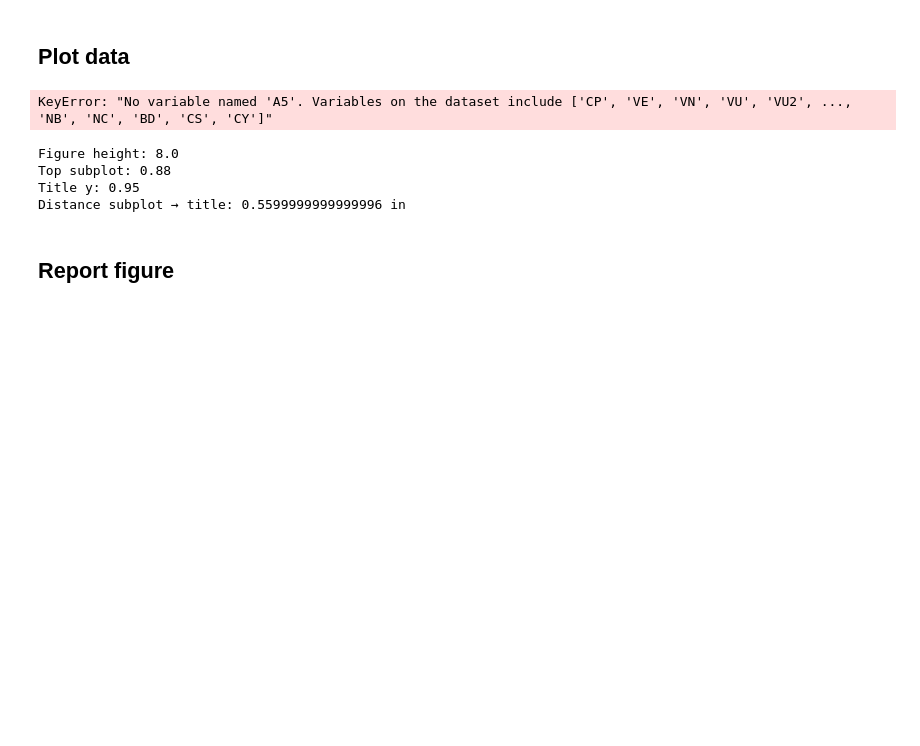
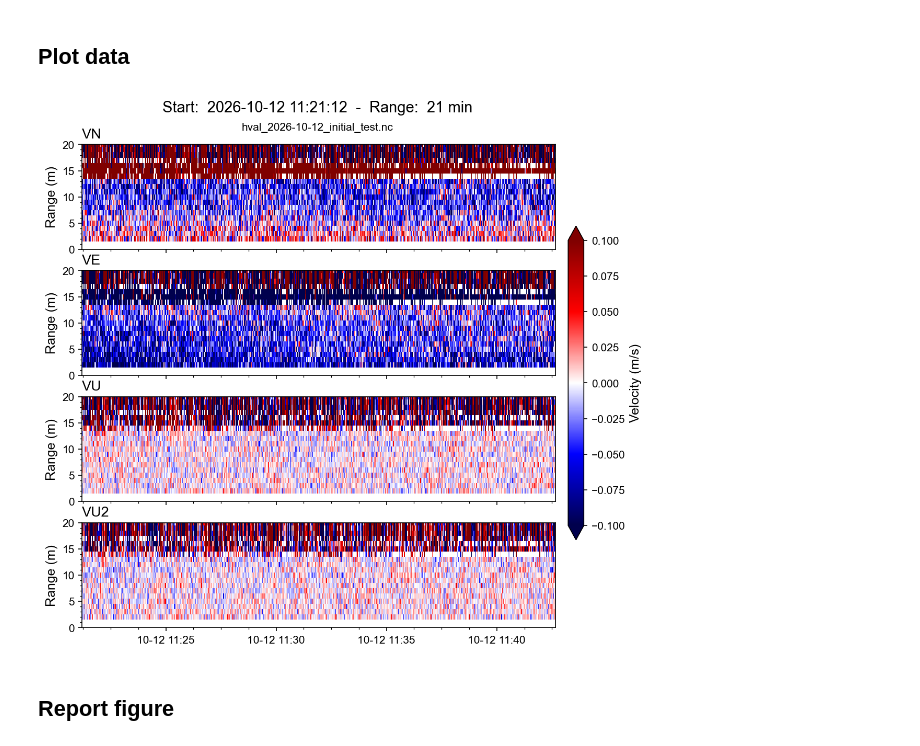
Before and after one commit to hverholt/adcp-py-toolbox, a Jupyter notebook: plot_test.ipynb, the cells around one changed output. Saved outputs shown, nothing was run; the diff lists cells and outputs as text; code cells hidden in the pictures; blank space fills up the shorter version.

```diff
--- a/plot_test.ipynb
+++ b/plot_test.ipynb
@@ -46,68 +46,74 @@ import datetime as dt
 from source import plot
 reload(plot)
 
-xlim = [dt.timedelta(days=-15, hours=-24), dt.timedelta(days=-15, hours=-1)]
+#days = -15
+
+#xlim = [dt.timedelta(days=days, hours=-8), dt.timedelta(days=days, hours=8)]
 
 fig = plot.plot_data(
     ds_disk,
-    plot_type=1,
+    plot_type=0,
     corr_threshold=40,
-    clim=0.8,
-    xlim=xlim,
-    ylim=(0,30),
+    clim=0.1,
+#    xlim=xlim,
+    ylim=(0,20),
+    #xpixavg=3,
     y_mode='range',
-    datefmt='%H:%M',
+    datefmt='%m-%d %H:%M',
+    cmap='seismic'
 )
 
-# First/last timestamps
-time0 = pd.to_datetime(ds_disk['TIME'].values[0])
-time1 = pd.to_datetime(ds_disk['TIME'].values[-1])
+# Plot time range
+ax = fig.axes[0]
+x0, x1 = ax.get_xlim()
+time0 = pd.to_datetime(plt.matplotlib.dates.num2date(x0)).tz_localize(None)
+time1 = pd.to_datetime(plt.matplotlib.dates.num2date(x1)).tz_localize(None)
 
 # Duration
 duration = time1 - time0
 total_minutes = int(duration.total_seconds() // 60)
 
 days, rem = divmod(total_minutes, 24 * 60)
 hours, minutes = divmod(rem, 60)
 
 if days > 0:
     duration_str = f'{days}d {hours}h {minutes}min'
 elif hours > 0:
     duration_str = f'{hours}h {minutes}min'
 else:
     duration_str = f'{minutes} min'
 
 # Main title
 date_str = time0.strftime('%Y-%m-%d %H:%M:%S')
-title = f'{date_str}  -  {duration_str}'
+title = f'Start:  {date_str}  -  Range:  {duration_str}'
 
 # Filename
 filename = ifile.rpartition('/')[-1]
-filename_wo_ext = ifile.rpartition('/')[-1].split('.')[0]
+filename_wo_ext = filename.split('.')[0]
 
 # Titles
-title_height = 0.95
-fig.suptitle(title, fontsize=15, y=title_height)
-fig.text(0.5, title_height-0.035, filename, ha='center', va='top', fontsize=10)
+title_offset = 0.56
+filename_offset = 0.28
+
+fig_height = fig.get_size_inches()[1]
+subplot_top = max(ax.get_position().y1 for ax in fig.axes)
+
+ytitle = subplot_top + title_offset / fig_height
+yfilename = ytitle - filename_offset / fig_height
+
+fig.suptitle(title, fontsize=14, y=ytitle)
+fig.text(
+    0.5,
+    yfilename,
+    filename,
+    ha='center',
+    va='top',
+    fontsize=10,
+)
 
 display(fig)
 # %% [output]
-KeyError: "No variable named 'A5'. Variables on the dataset include ['CP', 'VE', 'VN', 'VU', 'VU2', ..., 'NB', 'NC', 'BD', 'CS', 'CY']"
+[figure, added]
-# %%
-fig_width, fig_height = fig.get_size_inches()
-
-# Top edge of all subplots in figure coordinates
-subplot_top = max(ax.get_position().y1 for ax in fig.axes)
-
-print('Figure height:', fig_height)
-print('Top subplot:', subplot_top)
-print('Title y:', title_height)
-print('Distance subplot → title:', (title_height - subplot_top) * fig_height, 'in')
-# %% [output]
-Figure height: 8.0
-Top subplot: 0.88
-Title y: 0.95
-Distance subplot → title: 0.5599999999999996 in
 # %% [markdown]
 ## Report figure
 # %%
```
Also changed, not shown: parts of 1 cell of this notebook, 2 other files.
